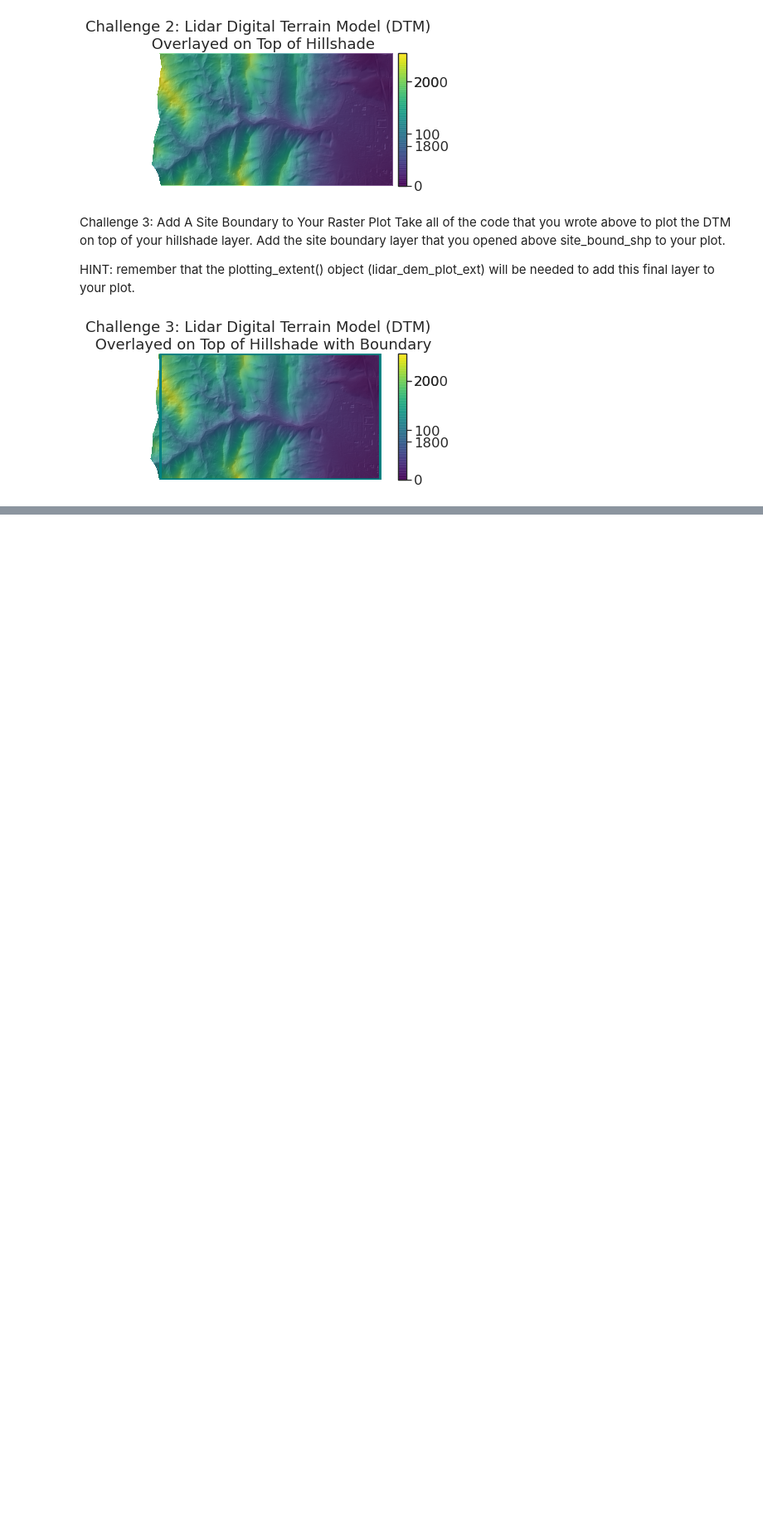
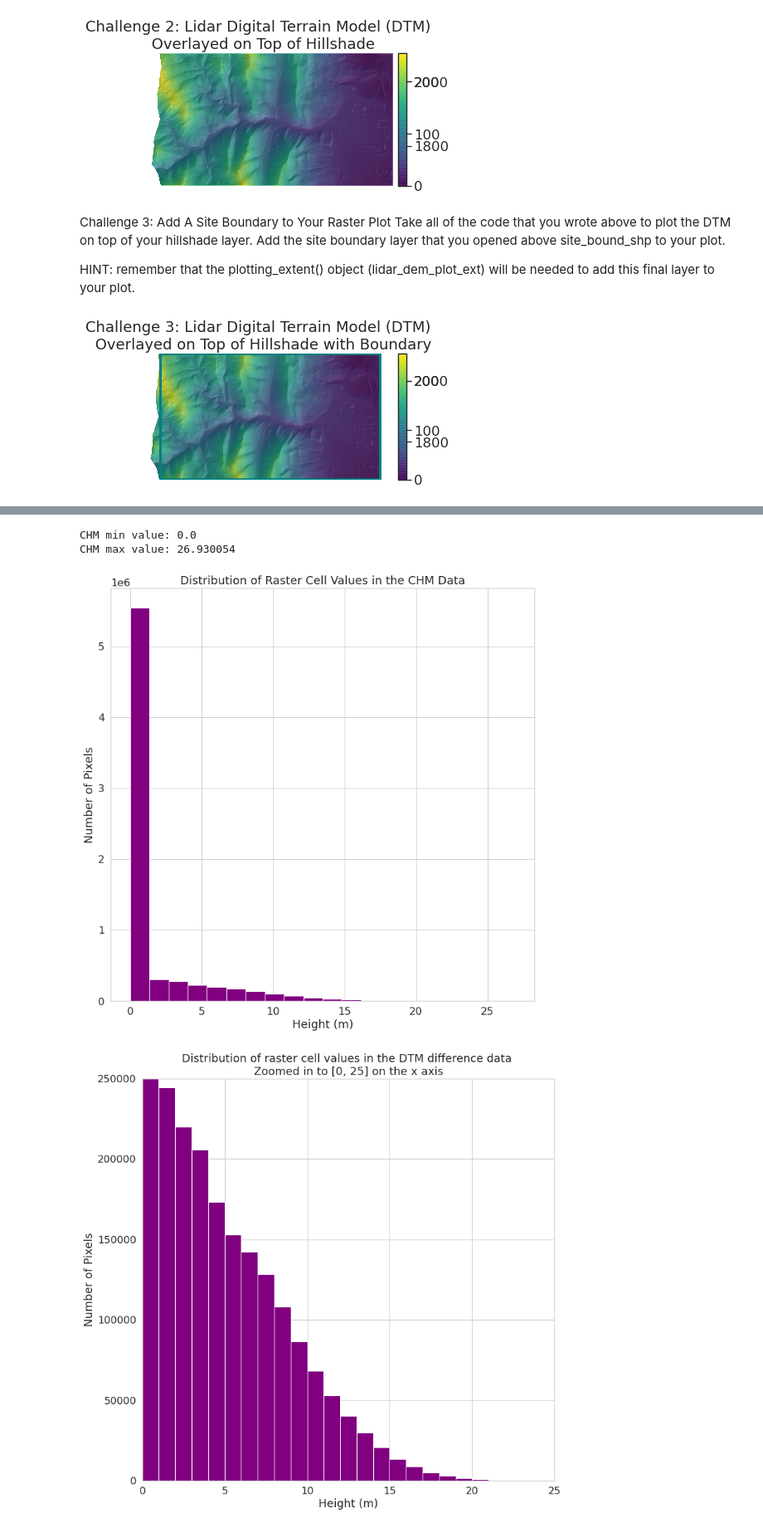
Before and after one commit to Natz12/GIS, a Jupyter notebook: 3-intro-raster-data.ipynb, the cells around one changed output, grey strips where cells are left out. Shown at 83% size. Cells and saved outputs as stored; diff of their text form; code cells hidden in the pictures; blank space fills up the shorter version.

```diff
--- a/3-intro-raster-data.ipynb
+++ b/3-intro-raster-data.ipynb
@@ -666,0 +962,38 @@ In this chapter we will learn how to process raster data by cropping, reprojecti
+# %%
+# View min and max values in the data
+print('CHM min value:', lidar_chm_im.min())
+print('CHM max value:', lidar_chm_im.max())
+
+ep.hist(lidar_chm_im.ravel(),
+        title="Distribution of Raster Cell Values in the CHM Data",
+        xlabel="Height (m)",
+        ylabel="Number of Pixels")
+
+plt.show()
+
+# Create histogram with xlim and ylim
+xlim = [0, 25]
+
+f, ax = ep.hist(lidar_chm_im.ravel(),
+                hist_range=xlim,
+                bins=range(*xlim),
+                ylabel="Number of Pixels", xlabel="Height (m)",
+                title="Distribution of raster cell values in the DTM difference data \n" +
+                      "Zoomed in to {} on the x axis".format(xlim))
+
+ax.set(xlim=xlim, ylim=[0, 250000])
+
+plt.show()
+
+# Get counts and bins
+counts, bins = np.histogram(lidar_chm_im,
+                            bins=range(*xlim),
+                            range=xlim)
+
+print("counts:", counts)
+print("bins:", bins)
+# %% [output]
+CHM min value: 0.0
+CHM max value: 26.930054
+[figure, added]
+[figure, added]
```
Also changed, not shown: parts of 21 cells of this notebook.
